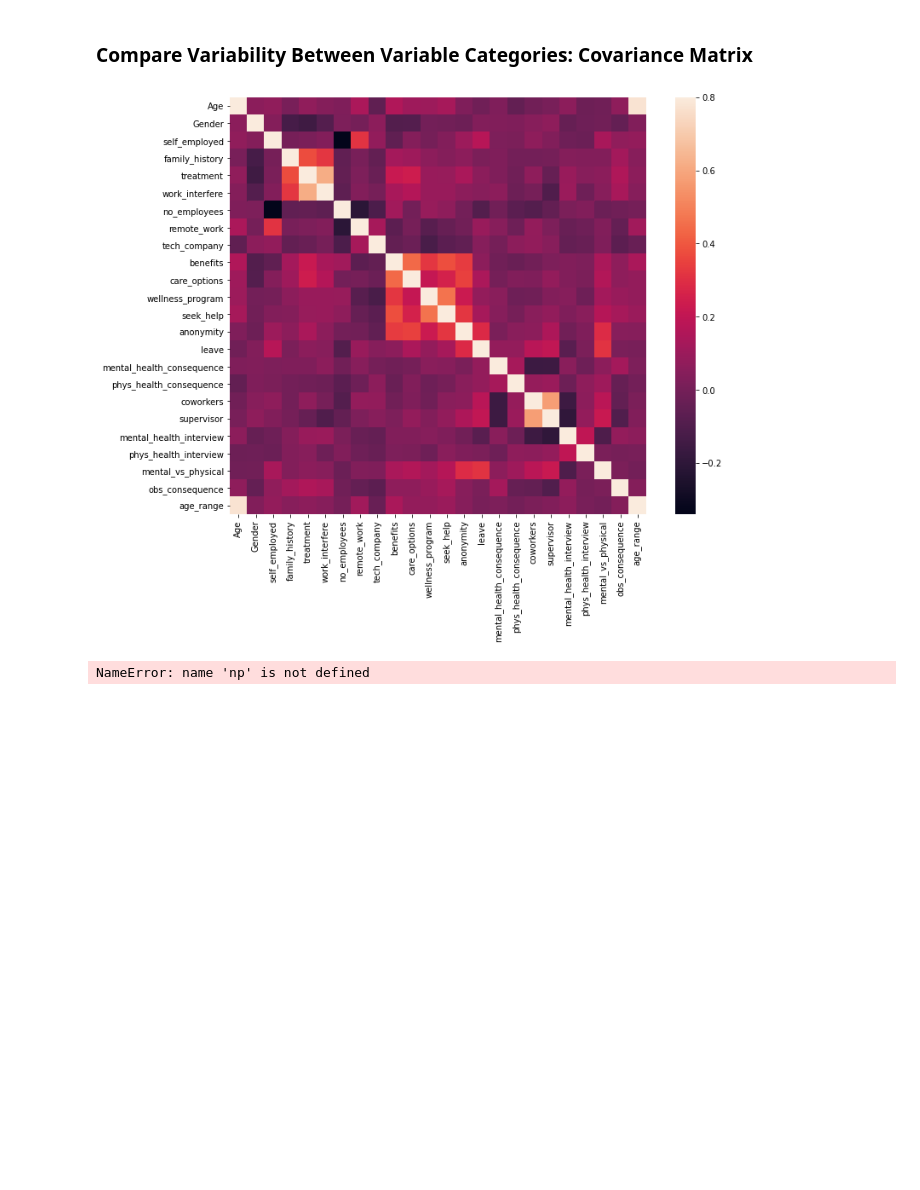
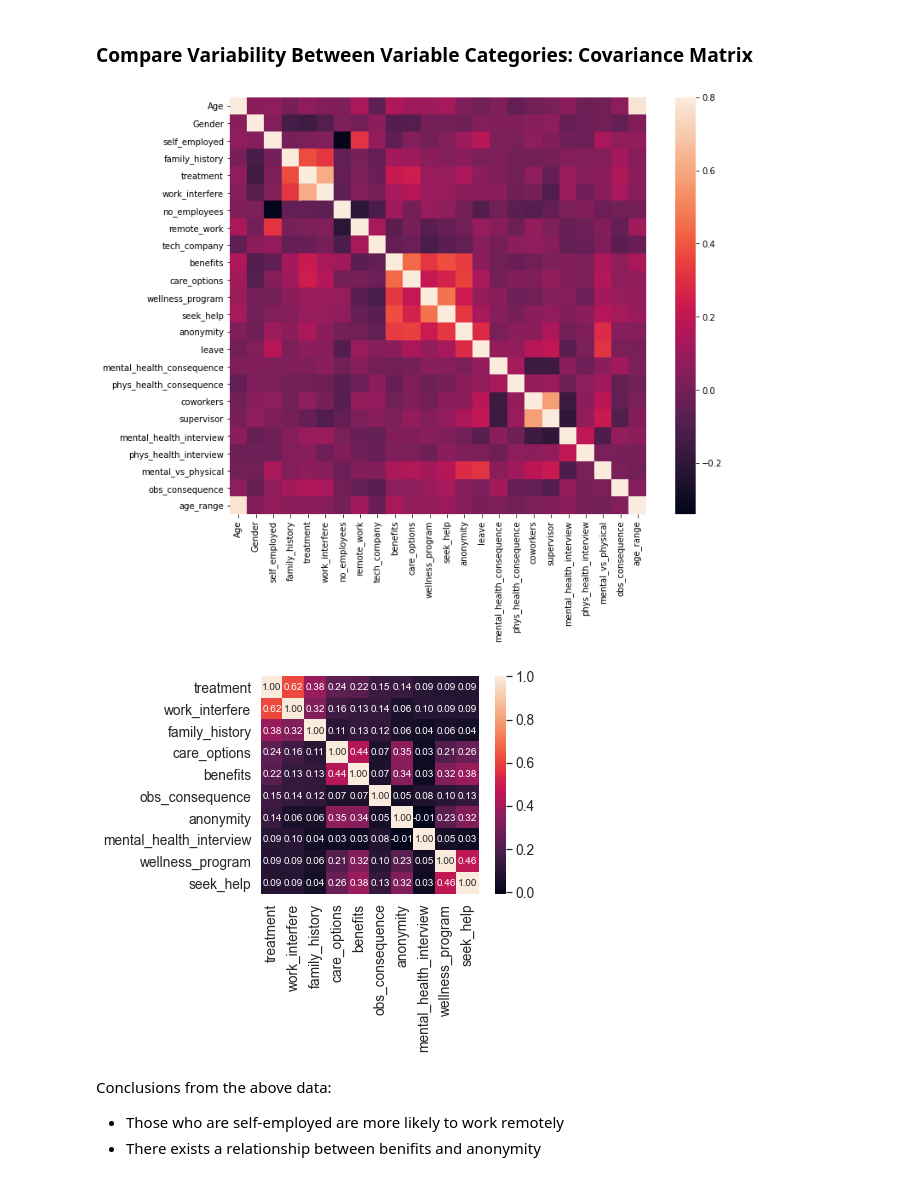
Before and after one commit to MackRoe/MentalHealthSurvey-DataAnalysis, a Jupyter notebook: MentalHealthSurveyAnalysis.ipynb, the cells around one changed output. Saved outputs shown, nothing was run; the diff lists cells and outputs as text; code cells hidden in the pictures; blank space fills up the shorter version.

Commit message:
begin exploring data relationships

```diff
--- a/MentalHealthSurveyAnalysis.ipynb
+++ b/MentalHealthSurveyAnalysis.ipynb
@@ -264,20 +264,25 @@ Age                            0      0.0
 # %%
 import seaborn as sns
 import numpy as np
 
 #correlation matrix
 corrmat = df.corr()
 f, ax = plt.subplots(figsize=(12, 9))
 sns.heatmap(corrmat, vmax=.8, square=True);
 plt.show()
 
 #treatment correlation matrix
 k = 10 #number of variables for heatmap
 cols = corrmat.nlargest(k, 'treatment')['treatment'].index
-cm = np.corrcoef(train_df[cols].values.T)
+cm = np.corrcoef(df[cols].values.T)
 sns.set(font_scale=1.25)
 hm = sns.heatmap(cm, cbar=True, annot=True, square=True, fmt='.2f', annot_kws={'size': 10}, yticklabels=cols.values, xticklabels=cols.values)
 plt.show()
 # %% [output]
 [figure]
-NameError: name 'np' is not defined
+[figure, added]
+# %% [markdown]
+Conclusions from the above data:
+    <ul><li>
+    Those who are self-employed are more likely to work remotely</li><li>
+    There exists a relationship between benifits and anonymity</li>
```
